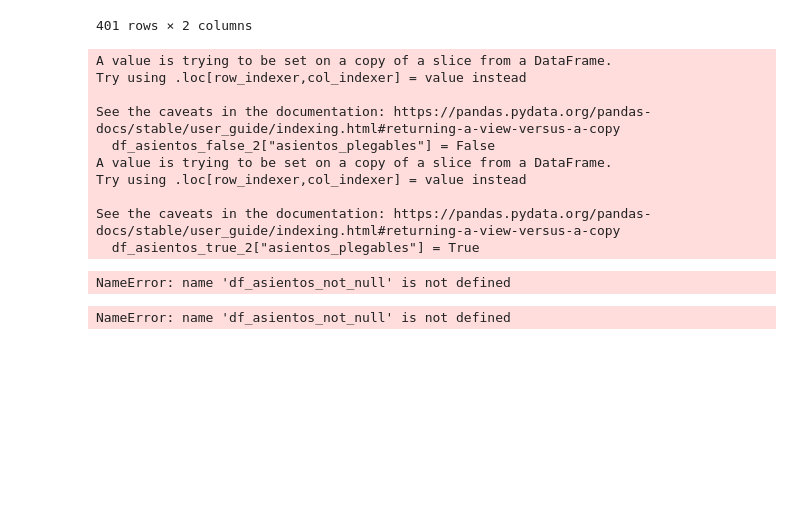
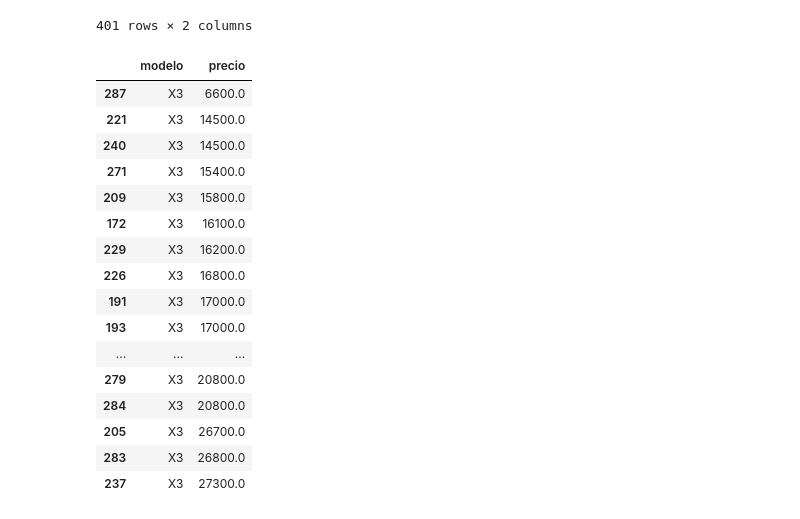
Before and after one commit to toiaa/entregable-bmw, a Jupyter notebook: Entregable_01.ipynb, the cells around one changed output. Drawn from its saved outputs; the diff is of its cells as text; code cells hidden in the pictures; blank space fills up the shorter version.

```diff
--- a/Entregable_01.ipynb
+++ b/Entregable_01.ipynb
@@ -266,17 +215,3 @@ df_asientos_false_2.sort_values(ascending=False, by=["modelo","precio"])
 | 649 | 116 | 7900.0 |
 | 980 | 116 | 3600.0 |
 401 rows × 2 columns
-# %%
-df_asientos_false_2["asientos_plegables"] = False
-df_asientos_true_2["asientos_plegables"] = True
-# %% [output]
-A value is trying to be set on a copy of a slice from a DataFrame.
-Try using .loc[row_indexer,col_indexer] = value instead
-
-See the caveats in the documentation: https://pandas.pydata.org/pandas-docs/stable/user_guide/indexing.html#returning-a-view-versus-a-copy
-  df_asientos_false_2["asientos_plegables"] = False
-A value is trying to be set on a copy of a slice from a DataFrame.
-Try using .loc[row_indexer,col_indexer] = value instead
-
-See the caveats in the documentation: https://pandas.pydata.org/pandas-docs/stable/user_guide/indexing.html#returning-a-view-versus-a-copy
-  df_asientos_true_2["asientos_plegables"] = True
@@ -285,9 +217,0 @@ df_asientos_not_null = pd.concat([df_asientos_true_2, df_asientos_false_2], axis
-# %%
-df_asientos_not_null
-# %% [output]
-NameError: name 'df_asientos_not_null' is not defined
-# %%
-corr = df_asientos_not_null.corr(numeric_only=True)
-corr.style.background_gradient(cmap="coolwarm")
-# %% [output]
-NameError: name 'df_asientos_not_null' is not defined
@@ -295,0 +218,20 @@ df_bmw["fecha_venta"] = pd.to_datetime(df_bmw["fecha_venta"])
+# %%
+df_asientos_true_2[df_asientos_true_2["modelo"]=="X3"].sort_values(by="precio")
+# %% [output]
+|  | modelo | precio |
+| 287 | X3 | 6600.0 |
+| 221 | X3 | 14500.0 |
+| 240 | X3 | 14500.0 |
+| 271 | X3 | 15400.0 |
+| 209 | X3 | 15800.0 |
+| 172 | X3 | 16100.0 |
+| 229 | X3 | 16200.0 |
+| 226 | X3 | 16800.0 |
+| 191 | X3 | 17000.0 |
+| 193 | X3 | 17000.0 |
+| ... | ... | ... |
+| 279 | X3 | 20800.0 |
+| 284 | X3 | 20800.0 |
+| 205 | X3 | 26700.0 |
+| 283 | X3 | 26800.0 |
+| 237 | X3 | 27300.0 |
```
Also changed, not shown: parts of 51 cells of this notebook, 1 other file.
